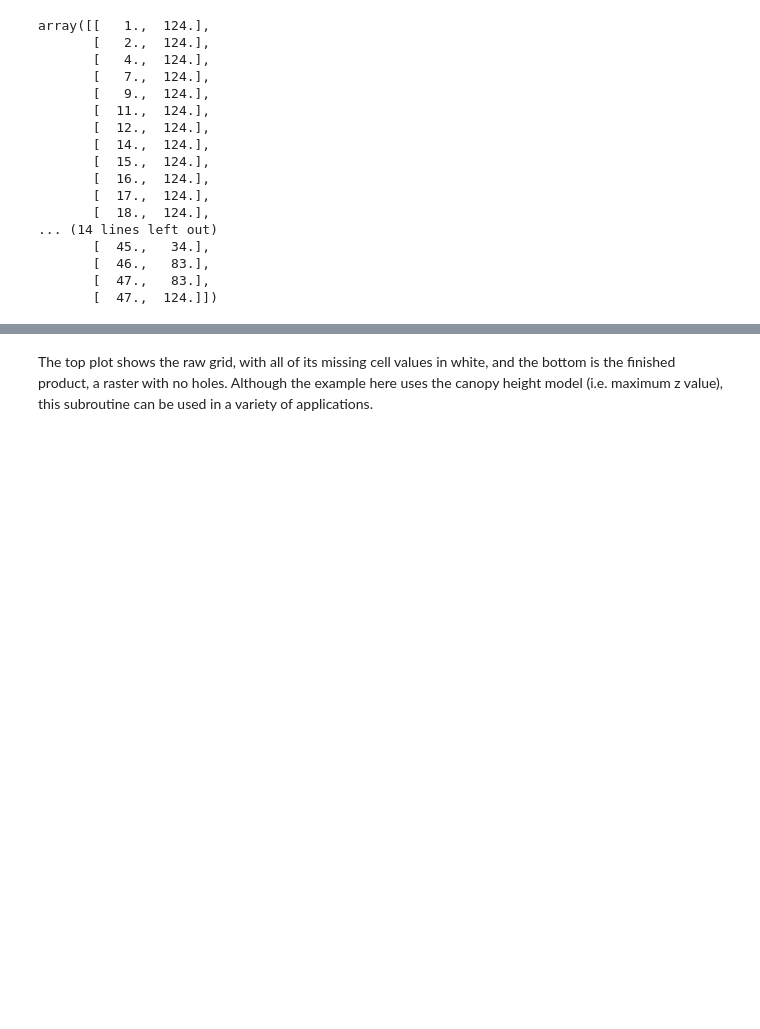
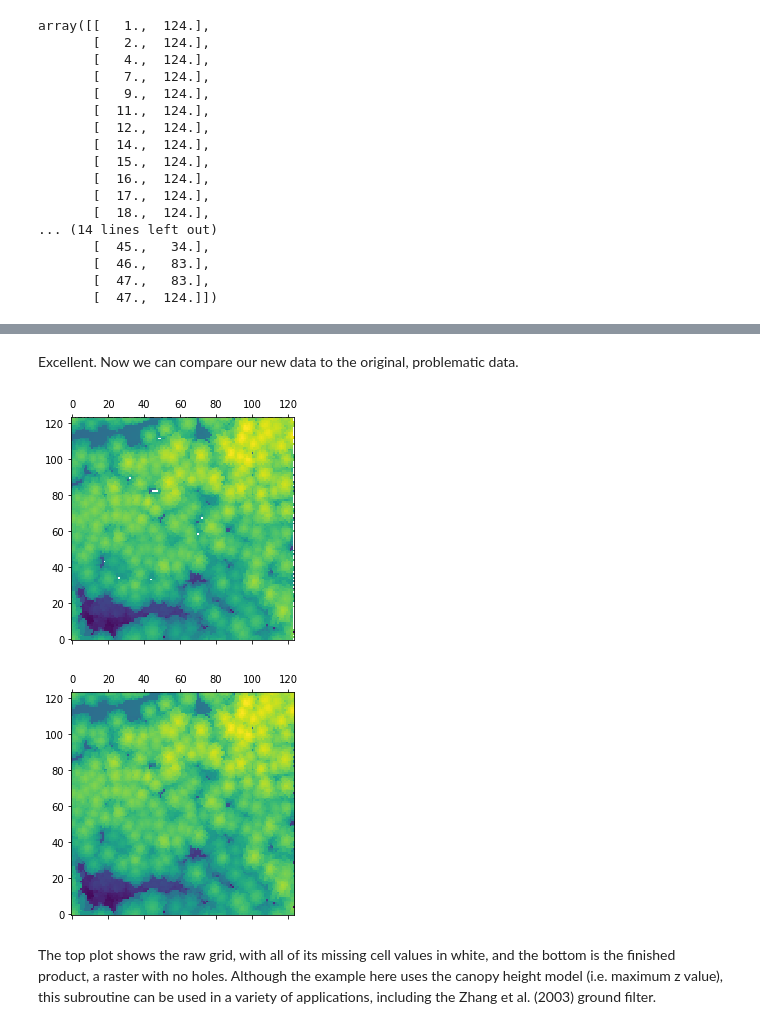
Before and after one commit to brycefrank/pyfor_extensions, a Jupyter notebook: finished/Raster_Interpolation.ipynb, the cells around one changed output, grey strips where cells are left out. Cells and saved outputs as stored; diff of their text form; code cells hidden in the pictures; blank space fills up the shorter version.

Commit message:
interpolate fix

```diff
--- a/finished/Raster_Interpolation.ipynb
+++ b/finished/Raster_Interpolation.ipynb
@@ -142,9 +103,0 @@ Excellent. We are almost there. We just need to combine this data with the origi
-# %%
-new_data = pd.DataFrame({'bins_x': missing_cells[:,0].astype(int),
-                         'bins_y': missing_cells[:,1].astype(int),
-                         'z': z_interp})
-
-new_grouped = grouped_sort.append(new_data)
-
-matrix_plot(grouped_sort)
-matrix_plot(new_grouped)
@@ -153,0 +106,6 @@ matrix_plot(new_grouped)
+# %%
+X, Y = np.mgrid[1:n+1, 1:m+1]
+positions = np.stack([X.ravel(), Y.ravel()], axis = 1)
+
+
+positions
@@ -153,0 +122,10 @@ matrix_plot(new_grouped)
+# %%
+from scipy.interpolate import griddata
+
+# Call griddata
+interp_grid = griddata(grouped_sort[['bins_x', 'bins_y']].values, grouped_sort['z'].values, positions,
+                      method = "nearest")
+
+# Reshape into proper size
+interp_matrix = interp_grid.reshape(m, n).T
+interp_matrix
@@ -154,2 +140,15 @@ matrix_plot(new_grouped)
+# %% [markdown]
+Excellent. Now we can compare our new data to the original, problematic data.
+# %%
+# Plot original matrix
+matrix_plot(grouped_sort)
+
+# Plot new matrix
+plt.matshow(interp_matrix)
+plt.gca().invert_yaxis()
+plt.show()
+# %% [output]
+[figure, added]
+[figure, added]
 # %% [markdown]
-The top plot shows the raw grid, with all of its missing cell values in white, and the bottom is the finished product, a raster with no holes. Although the example here uses the canopy height model (i.e. maximum z value), this subroutine can be used in a variety of applications.
+The top plot shows the raw grid, with all of its missing cell values in white, and the bottom is the finished product, a raster with no holes. Although the example here uses the canopy height model (i.e. maximum z value), this subroutine can be used in a variety of applications, including the Zhang et al. (2003) ground filter.
```
Also changed, not shown: parts of 10 cells of this notebook.
